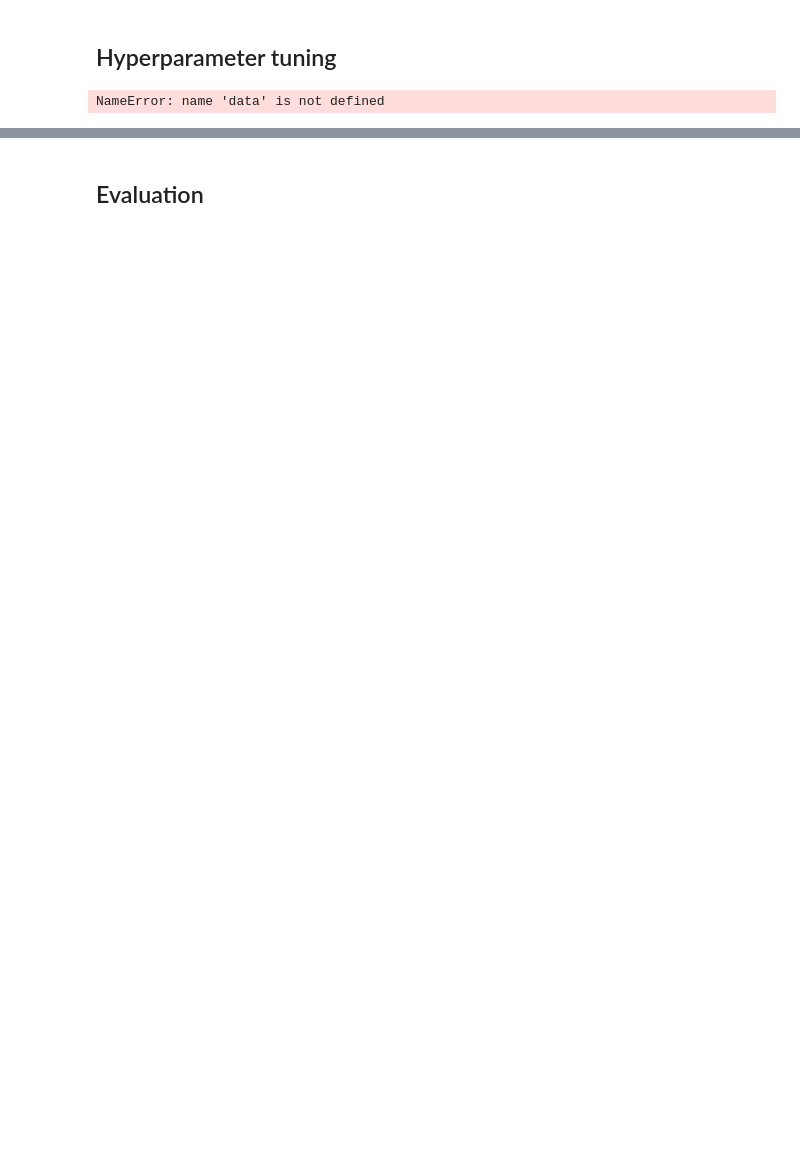
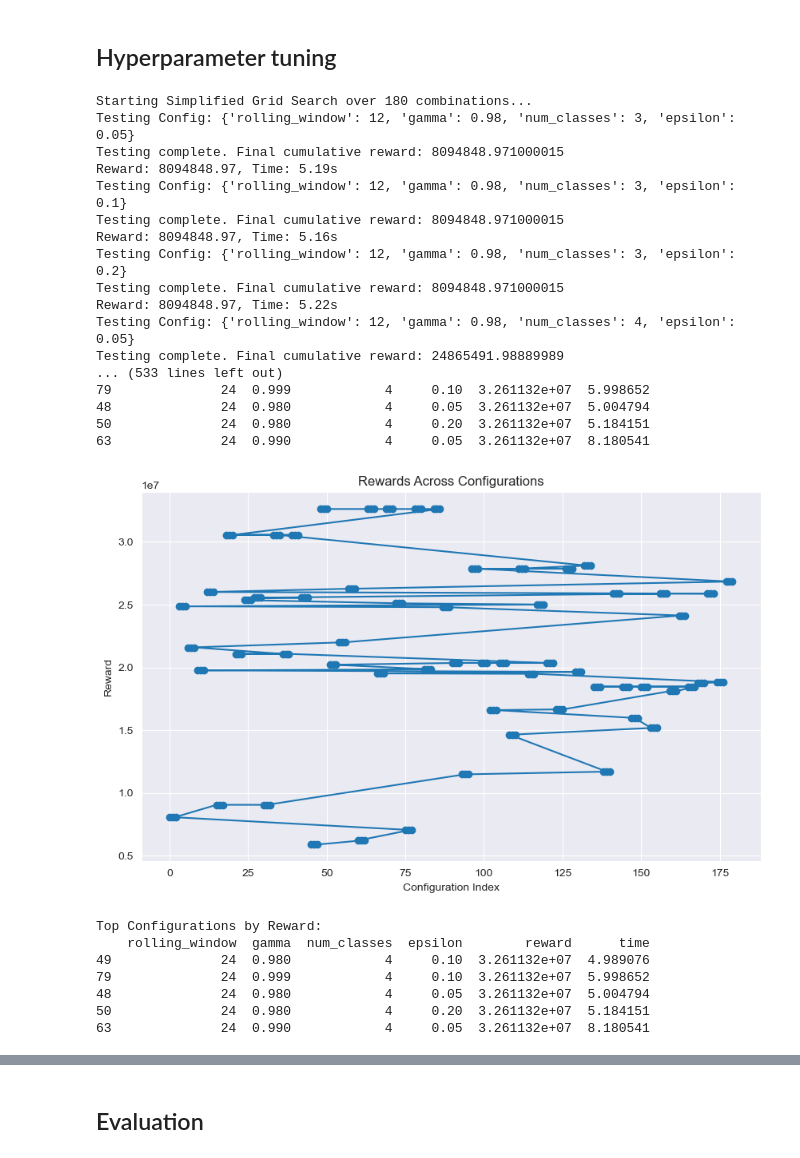
Before and after one commit to Max-f123/Machine_Learning_in_Energy_Systems, a Jupyter notebook: Assignment 03/Assignment_03.ipynb, the cells around one changed output, grey strips where cells are left out. Cells and saved outputs as stored; diff of their text form; code cells hidden in the pictures; blank space fills up the shorter version.

```diff
--- a/Assignment 03/Assignment_03.ipynb
+++ b/Assignment 03/Assignment_03.ipynb
@@ -10,7 +10,7 @@ import matplotlib.dates as mdates
 ## Data Handling
 # %%
 # Import csv file from data folder
-data = pd.read_csv('../Data/Price.csv')
+data = pd.read_csv('Data\Price.csv')
 
 # Explore data
 print("Columns of dataset:", data.columns)
@@ -426,7 +521,7 @@ Where:
 This approach avoids iterative calculations by leveraging matrix operations for policy evaluation.
 # %%
 class BatteryPolicyIteration:
-    def __init__(self, soc_levels, actions, price_dict, price_categories, transition_matrix, gamma=0.9):
+    def __init__(self, soc_levels, actions, price_dict, price_categories, transition_matrix, gamma=0.9, epsilon=0.01, initial_SOC= 200):
         self.soc_levels = soc_levels
         self.actions = actions
         self.price_dict = price_dict
@@ -871,6 +1005,10 @@ NameError: name 'optimizer' is not defined
 ## Hyperparameter tuning
 # %%
 from itertools import product
+import time
+import pandas as pd
+import numpy as np
+import matplotlib.pyplot as plt
 
 def simplified_grid_search(data, param_grid):
     """
@@ -881,7 +1019,7 @@ def simplified_grid_search(data, param_grid):
     - param_grid: Dictionary of parameter ranges.
 
     Returns:
-    - DataFrame with sorted results by reward.
+    - DataFrame with sorted results by reward and computational time.
     """
     results = []
     param_names = list(param_grid.keys())
@@ -892,6 +1030,9 @@ def simplified_grid_search(data, param_grid):
     for combination in param_combinations:
         params = dict(zip(param_names, combination))
         print(f"Testing Config: {params}")
+
+        # Start timing for the current configuration
+        start_time = time.time()
 
         # Perform dynamic categorization
         categorized_data = dynamic_categorization(data.copy(), 'Price', 'Date', params['rolling_window'])
@@ -924,47 +1065,95 @@ def simplified_grid_search(data, param_grid):
                             price_dict,
                             labels,
                             transition_matrix,
-                            gamma=0.99)
+                            gamma=params['gamma'],
+                            epsilon=params['epsilon'])
 
         policy_optimizer.policy_iteration()
         policy_optimizer.test_on_data(categorized_data)
 
-        final_reward = policy_optimizer.cumulative_rewards[-1] if optimizer.rewards else 0
-        results.append({**params, 'reward': final_reward})
-        print(f"Reward: {final_reward:.2f}")
+        final_reward = policy_optimizer.cumulative_rewards[-1] if policy_optimizer.rewards else 0
+
+        # End timing for the current configuration
+        end_time = time.time()
+        computation_time = end_time - start_time
+
+        # Append results
+        results.append({
+            **params,
+            'reward': final_reward,
+            'time': computation_time
+        })
+        print(f"Reward: {final_reward:.2f}, Time: {computation_time:.2f}s")
 
     # Convert results to DataFrame
     results_df = pd.DataFrame(results).sort_values(by='reward', ascending=False)
     print("\nTop Configurations:")
     print(results_df.head(5))
     return results_df
 
-
 # Define parameter grid
 param_grid = {
     'rolling_window': [12, 24, 48, 72],  # Vary rolling windows
     'gamma': [0.98, 0.99, 0.999],  # Discount factor
-    'num_classes': [4, 5, 6],  # Number of classes
+    'num_classes': [3, 4, 5, 6, 7],  # Number of classes
     'epsilon': [0.05, 0.1, 0.2]  # Convergence threshold
 }
+
+# Plot computational time grouped by epsilon
+def plot_time_vs_epsilon(results_df):
+    # Group by epsilon and calculate the average time
+    epsilon_time = results_df.groupby('epsilon')['time'].mean().reset_index()
+
+    # Plot the results
+    plt.figure(figsize=(10, 6))
+    plt.bar(epsilon_time['epsilon'], epsilon_time['time'], width=0.05, align='center')
+    plt.title("Average Computational Time by Epsilon")
+    plt.xlabel("Epsilon")
+    plt.ylabel("Average Computational Time (s)")
+    plt.grid(axis='y')
+    plt.show()
 
 # Run the grid search
 results_df = simplified_grid_search(data, param_grid)
 
 # Select top 5 configurations
 top_5_configs = results_df.head(5).to_dict(orient='records')
 
-# Plot results
+# Plot rewards
 plt.figure(figsize=(10, 6))
 plt.plot(results_df['reward'], marker='o')
 plt.title("Rewards Across Configurations")
 plt.xlabel("Configuration Index")
 plt.ylabel("Reward")
 plt.grid(True)
 plt.show()
 
 # Print top configurations
 print("Top Configurations by Reward:")
 print(results_df.head(5))
 # %% [output]
-NameError: name 'data' is not defined
+Starting Simplified Grid Search over 180 combinations...
+Testing Config: {'rolling_window': 12, 'gamma': 0.98, 'num_classes': 3, 'epsilon': 0.05}
+Testing complete. Final cumulative reward: 8094848.971000015
+Reward: 8094848.97, Time: 5.19s
+Testing Config: {'rolling_window': 12, 'gamma': 0.98, 'num_classes': 3, 'epsilon': 0.1}
+Testing complete. Final cumulative reward: 8094848.971000015
+Reward: 8094848.97, Time: 5.16s
+Testing Config: {'rolling_window': 12, 'gamma': 0.98, 'num_classes': 3, 'epsilon': 0.2}
+Testing complete. Final cumulative reward: 8094848.971000015
+Reward: 8094848.97, Time: 5.22s
+Testing Config: {'rolling_window': 12, 'gamma': 0.98, 'num_classes': 4, 'epsilon': 0.05}
+Testing complete. Final cumulative reward: 24865491.98889989
+... (533 lines left out)
+79              24  0.999            4     0.10  3.261132e+07  5.998652
+48              24  0.980            4     0.05  3.261132e+07  5.004794
+50              24  0.980            4     0.20  3.261132e+07  5.184151
+63              24  0.990            4     0.05  3.261132e+07  8.180541
+[figure, added]
+Top Configurations by Reward:
+    rolling_window  gamma  num_classes  epsilon        reward      time
+49              24  0.980            4     0.10  3.261132e+07  4.989076
+79              24  0.999            4     0.10  3.261132e+07  5.998652
+48              24  0.980            4     0.05  3.261132e+07  5.004794
+50              24  0.980            4     0.20  3.261132e+07  5.184151
+63              24  0.990            4     0.05  3.261132e+07  8.180541
```
Also changed, not shown: parts of 25 cells of this notebook, 3 other files.
